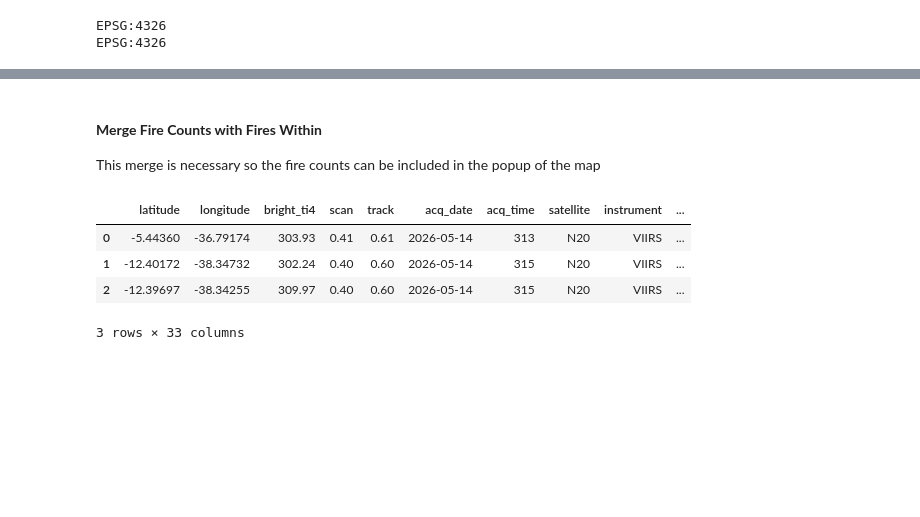
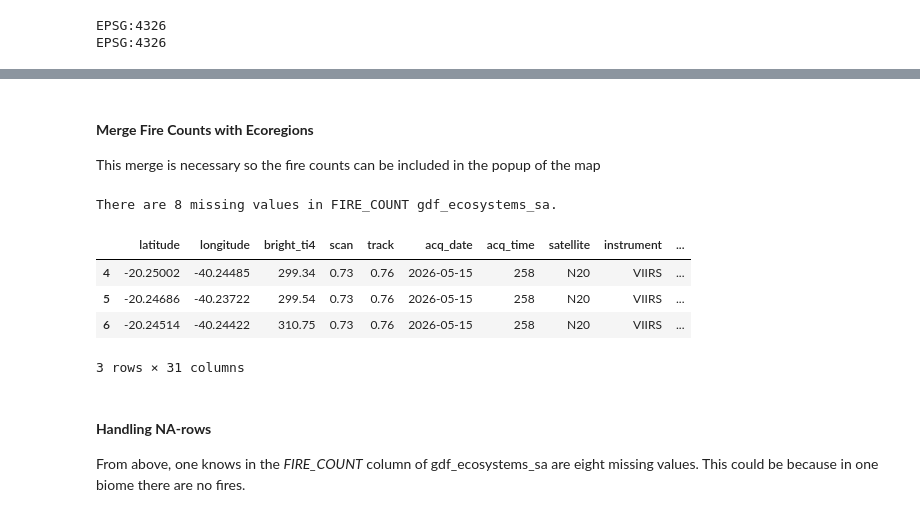
Before and after one commit to ibartholet/sds_project, a Jupyter notebook: notebooks/landcover.ipynb, the cells around one changed output, grey strips where cells are left out. Drawn from its saved outputs; the diff is of its cells as text; code cells hidden in the pictures; blank space fills up the shorter version.

```diff
--- a/notebooks/landcover.ipynb
+++ b/notebooks/landcover.ipynb
@@ -122,0 +115,10 @@ There are no NAs in this gdf.
+# %%
+gdf_fire_reduced = gdf_fire[(gdf_fire["confidence"]!="l")].copy()
+gdf_fire_reduced.head(10)
+
+# check if no low confidence fires are included
+
+gdf_fire_reduced["confidence"].unique()
+
+#other method
+#gdf_fire_reduced[gdf_fire_reduced["confidence"] == "l"]
@@ -311,7 +258,7 @@ EPSG:4326
 # keep Fire geometry and attach Biome geometry
 # where the Fire is "within" the biome polygon
 
-fires_within_biomes = gpd.sjoin(gdf_fire, gdf_ecoregions_sa,
+fires_within_biomes = gpd.sjoin(gdf_fire_reduced, gdf_ecoregions_sa,
                                 how = "inner", predicate = "within")
 
 fires_within_biomes.head(3)
@@ -348,20 +312,29 @@ display(fires_per_biome)
 # %% [markdown]
-#### **Merge Fire Counts with Fires Within**
+#### **Merge Fire Counts with Ecoregions**
 
 This merge is necessary so the fire counts can be included in the popup of the map
 # %%
-## merge fires_per_biomes with fires_within biomes
+## merge fires_per_biomes with gdf_ecorgeions_sa
 
-fires_within_biomes = fires_within_biomes.merge(
+gdf_ecoregions_sa = gdf_ecoregions_sa.merge(
     fires_per_biome,
     on = "BIOME_NAME",
     how = "left"
 )
 
+missing_count = gdf_ecoregions_sa["FIRE_COUNT"].isna().sum()
+print(f"There are {missing_count} missing values in FIRE_COUNT gdf_ecosystems_sa.")
+
+
 display(fires_within_biomes.head(3))
 # %% [output]
+There are 8 missing values in FIRE_COUNT gdf_ecosystems_sa.
 |  | latitude | longitude | bright_ti4 | scan | track | acq_date | acq_time | satellite | instrument | ... |
-| 0 | -5.44360 | -36.79174 | 303.93 | 0.41 | 0.61 | 2026-05-14 | 313 | N20 | VIIRS | ... |
-| 1 | -12.40172 | -38.34732 | 302.24 | 0.40 | 0.60 | 2026-05-14 | 315 | N20 | VIIRS | ... |
-| 2 | -12.39697 | -38.34255 | 309.97 | 0.40 | 0.60 | 2026-05-14 | 315 | N20 | VIIRS | ... |
+| 4 | -20.25002 | -40.24485 | 299.34 | 0.73 | 0.76 | 2026-05-15 | 258 | N20 | VIIRS | ... |
+| 5 | -20.24686 | -40.23722 | 299.54 | 0.73 | 0.76 | 2026-05-15 | 258 | N20 | VIIRS | ... |
+| 6 | -20.24514 | -40.24422 | 310.75 | 0.73 | 0.76 | 2026-05-15 | 258 | N20 | VIIRS | ... |
-3 rows × 33 columns
+3 rows × 31 columns
+# %% [markdown]
+#### **Handling NA-rows**
+
+From above, one knows in the *FIRE_COUNT* column of gdf_ecosystems_sa are eight missing values. This could be because in one biome there are no fires.
```
Also changed, not shown: parts of 24 cells of this notebook.
